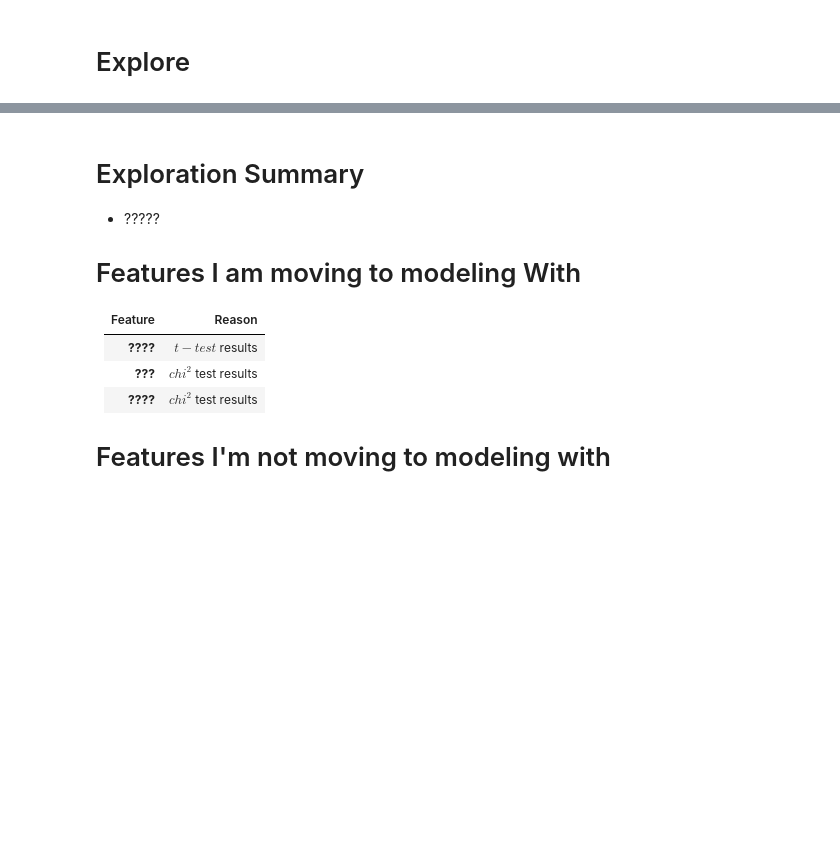
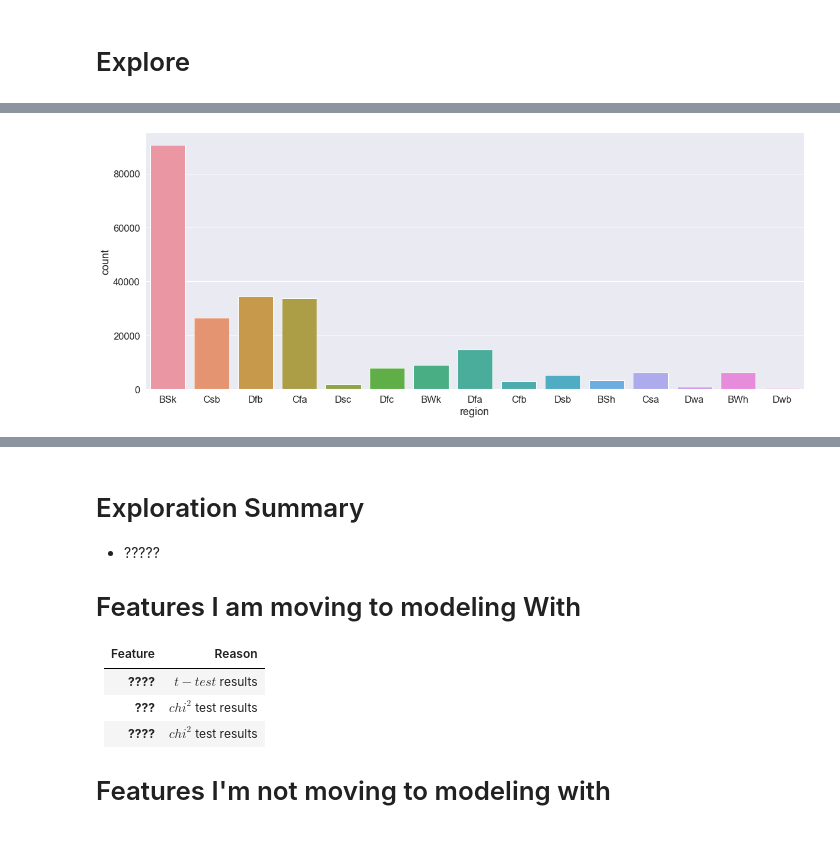
Before and after one commit to Mirzakhani-Capstone/mirzakhani_shared, a Jupyter notebook: report_first_draft.ipynb, the cells around one changed output, grey strips where cells are left out. Drawn from its saved outputs; the diff is of its cells as text; code cells hidden in the pictures; blank space fills up the shorter version.

```diff
--- a/report_first_draft.ipynb
+++ b/report_first_draft.ipynb
@@ -103,0 +105,6 @@ plt.xlabel('Target Variable = 14d Temp');
+# %%
+fig, ax = plt.subplots(figsize=(20, 8))
+sns.countplot(x='region', data=train)
+plt.show()
+# %% [output]
+[figure, added]
```
Also changed, not shown: parts of 17 cells of this notebook.
